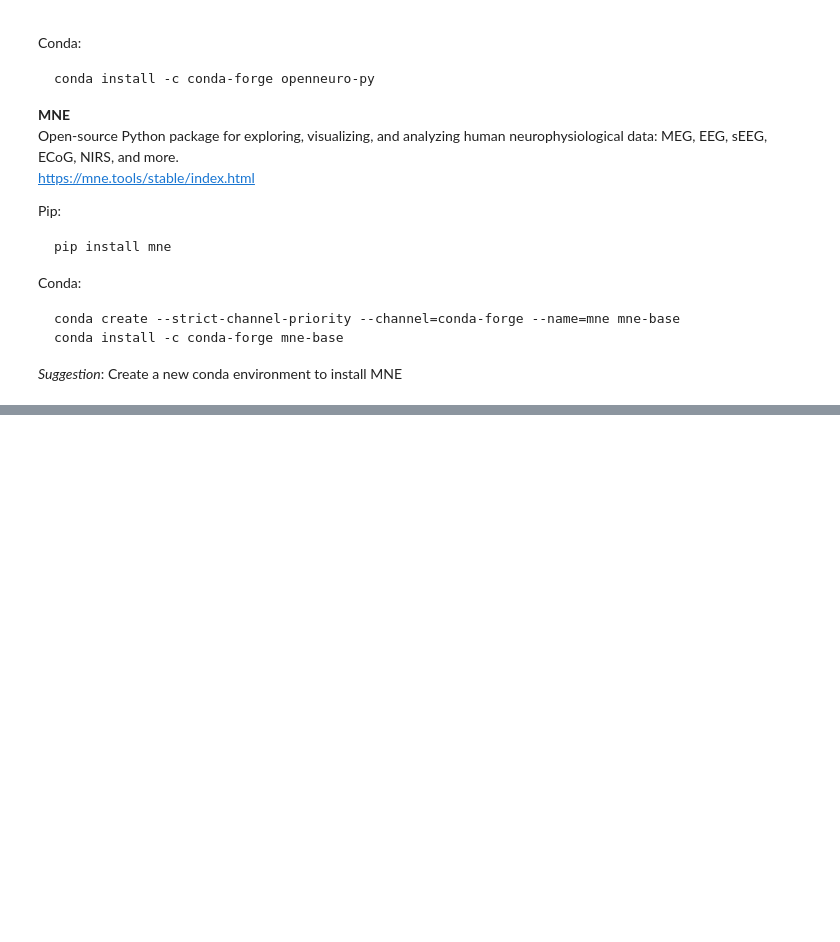
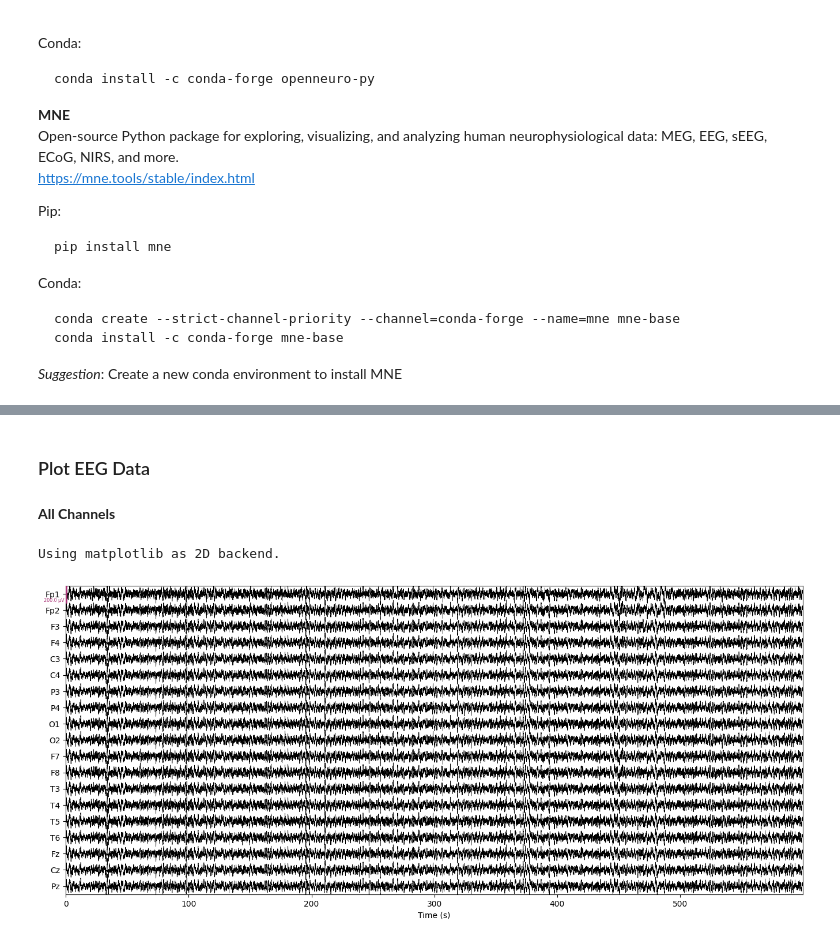
Before and after one commit to sobieddch90/mcd_udg_tfm-egg_analysis, a Jupyter notebook: Alzheimer_Open_Neuro_EEG_Analysis.ipynb, the cells around one changed output, grey strips where cells are left out. Cells and saved outputs as stored; diff of their text form; code cells hidden in the pictures; blank space fills up the shorter version.

```diff
--- a/Alzheimer_Open_Neuro_EEG_Analysis.ipynb
+++ b/Alzheimer_Open_Neuro_EEG_Analysis.ipynb
@@ -503,0 +169,16 @@ combined_raw_data.plot(show_scrollbars=False, show_scalebars=True,
+# %% [markdown]
+### Plot EEG Data
+# %% [markdown]
+**All Channels**
+# %%
+eeg_channels = mne.pick_types(raw.info, eeg=True, meg=False, stim=False, eog=False, exclude='bads')
+
+fig = raw.plot(n_channels=len(eeg_channels), scalings=dict(eeg=1e-4),
+               title='EEG Data', show=False, block=True, duration=600,
+               show_scrollbars=False, show_scalebars=True
+               )
+fig.set_size_inches(14, 6)
+plt.show()
+# %% [output]
+Using matplotlib as 2D backend.
+[figure, added]
```
Also changed, not shown: parts of 75 cells of this notebook.
